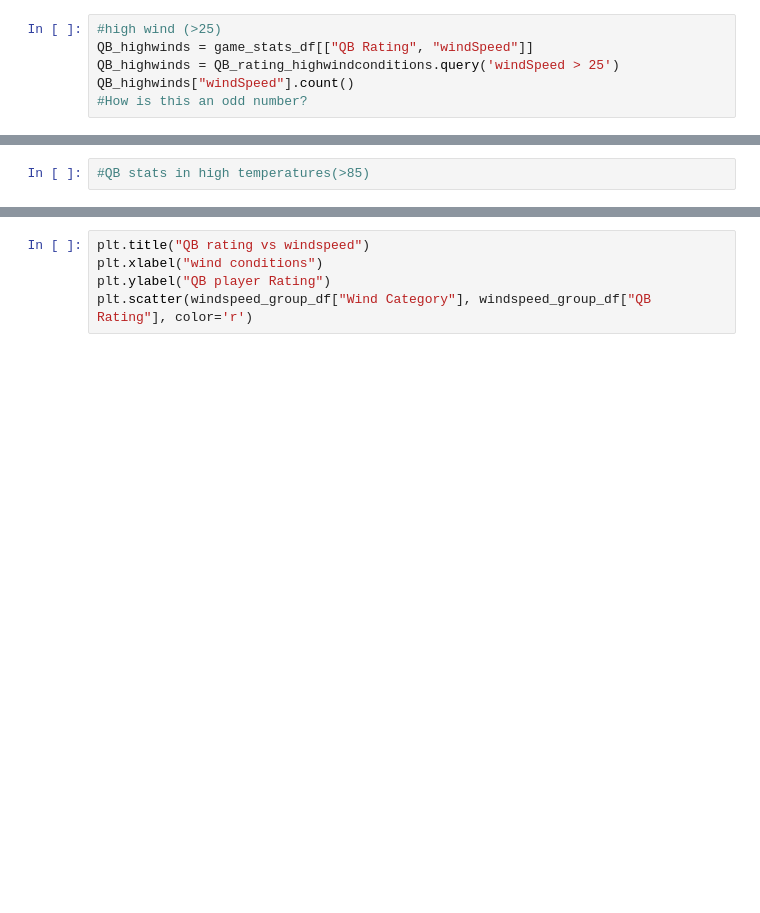
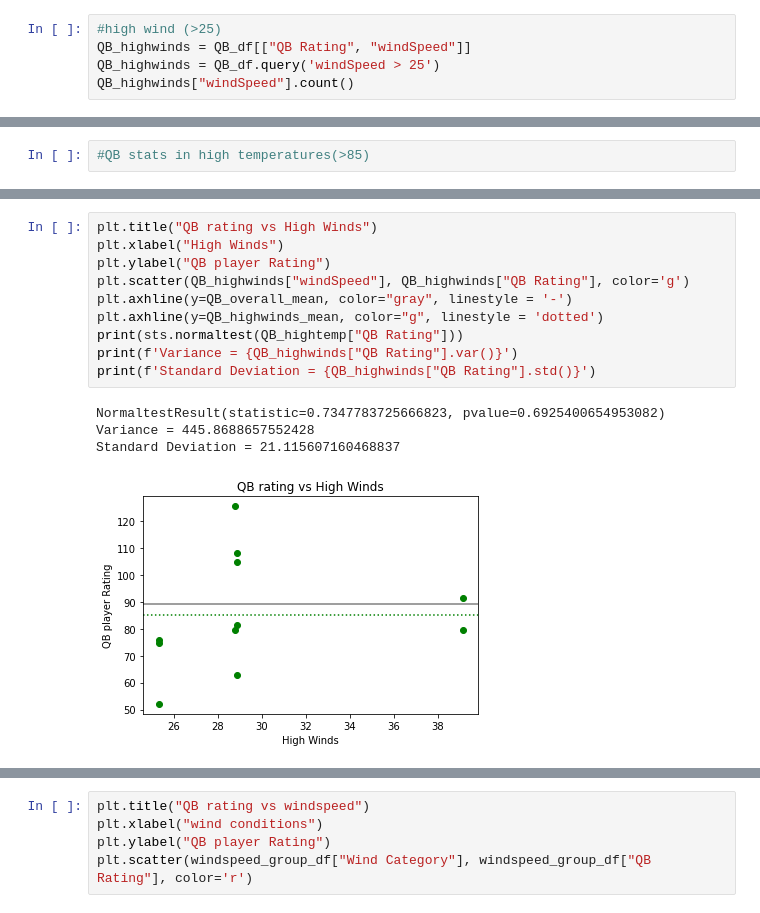
Before and after one commit to nblaul/Project-1, a Jupyter notebook: Project1-Jennifergraphs.ipynb, the cells around one changed output, grey strips where cells are left out. Cells and saved outputs as stored; diff of their text form; blank space fills up the shorter version.

```diff
--- a/Project1-Jennifergraphs.ipynb
+++ b/Project1-Jennifergraphs.ipynb
@@ -85,10 +60,9 @@ QB_wind["windSpeed"].median()
 7.0
 # %%
 #high wind (>25)
-QB_highwinds = game_stats_df[["QB Rating", "windSpeed"]]
-QB_highwinds = QB_rating_highwindconditions.query('windSpeed > 25')
+QB_highwinds = QB_df[["QB Rating", "windSpeed"]]
+QB_highwinds = QB_df.query('windSpeed > 25')
 QB_highwinds["windSpeed"].count()
-#How is this an odd number?
 # %% [output]
 11
 # %%
@@ -371,0 +285,15 @@ plt.show()
+# %%
+plt.title("QB rating vs High Winds")
+plt.xlabel("High Winds")
+plt.ylabel("QB player Rating")
+plt.scatter(QB_highwinds["windSpeed"], QB_highwinds["QB Rating"], color='g')
+plt.axhline(y=QB_overall_mean, color="gray", linestyle = '-')
+plt.axhline(y=QB_highwinds_mean, color="g", linestyle = 'dotted')
+print(sts.normaltest(QB_hightemp["QB Rating"]))
+print(f'Variance = {QB_highwinds["QB Rating"].var()}')
+print(f'Standard Deviation = {QB_highwinds["QB Rating"].std()}')
+# %% [output]
+NormaltestResult(statistic=0.7347783725666823, pvalue=0.6925400654953082)
+Variance = 445.8688657552428
+Standard Deviation = 21.115607160468837
+[figure, added]
```
Also changed, not shown: parts of 114 cells of this notebook.
